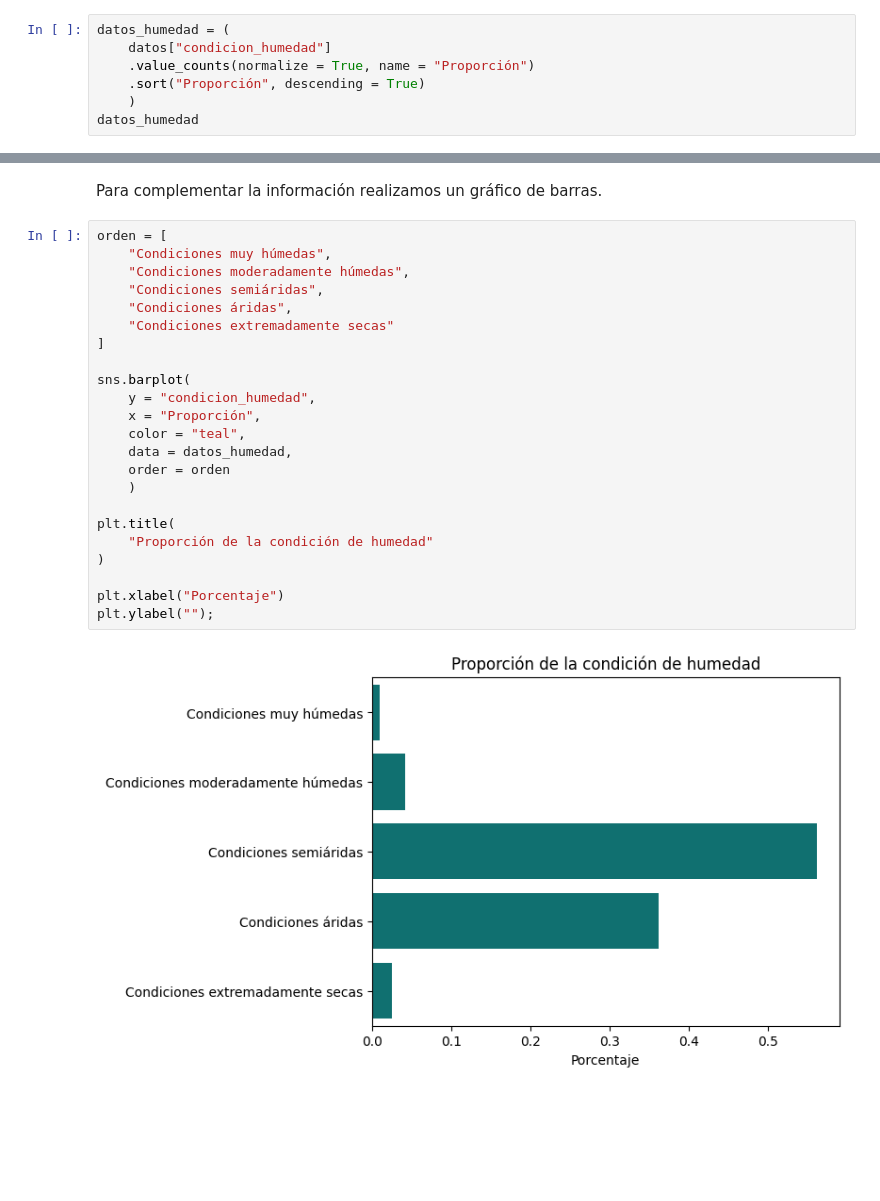
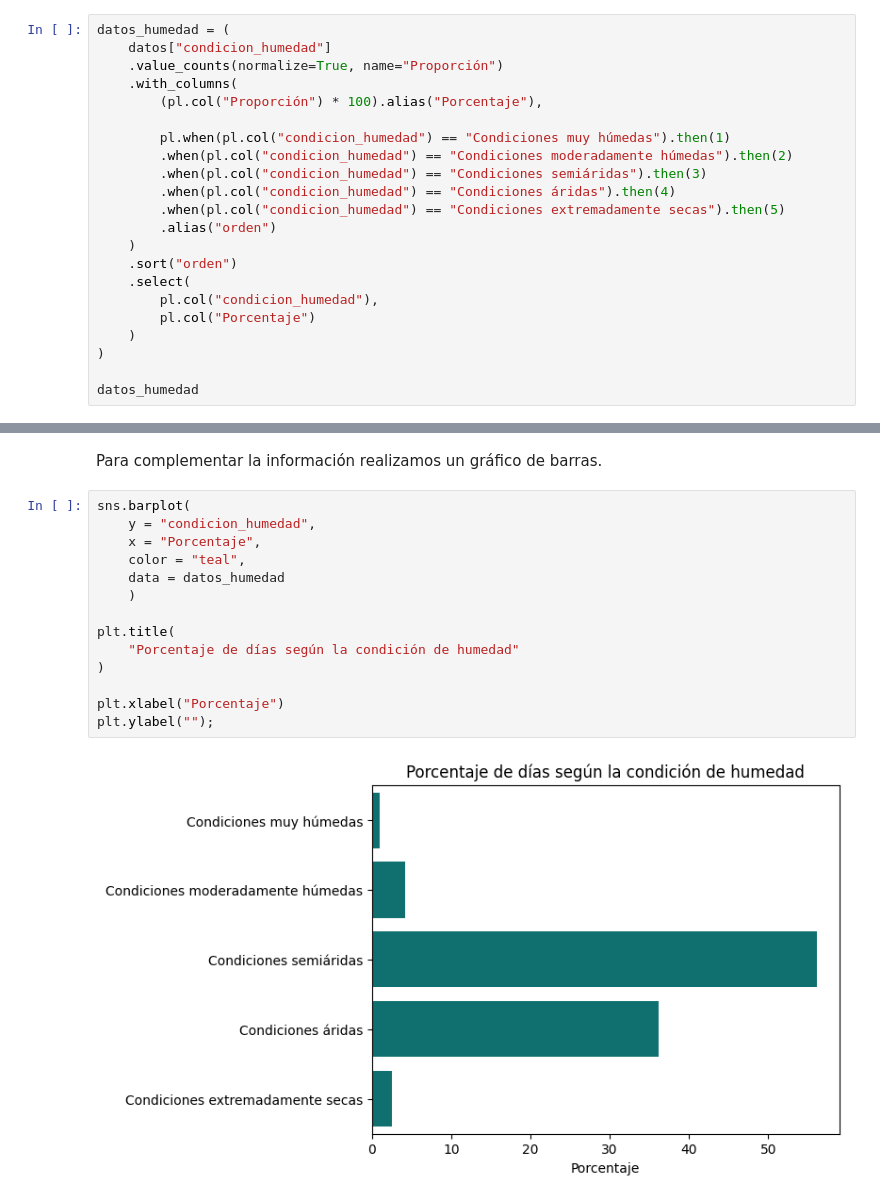
Before and after one commit to luciacordoba14/TP1-Python, a Jupyter notebook: Codigo.ipynb, the cells around one changed output, grey strips where cells are left out. Drawn from its saved outputs; the diff is of its cells as text; blank space fills up the shorter version.

```diff
--- a/Codigo.ipynb
+++ b/Codigo.ipynb
@@ -659,9 +715,24 @@ Calculamos la proporción de días en cada condición y los representamos en un
 # %%
 datos_humedad = (
     datos["condicion_humedad"]
-    .value_counts(normalize = True, name = "Proporción")
-    .sort("Proporción", descending = True)
+    .value_counts(normalize=True, name="Proporción")
+    .with_columns(
+        (pl.col("Proporción") * 100).alias("Porcentaje"),
+
+        pl.when(pl.col("condicion_humedad") == "Condiciones muy húmedas").then(1)
+        .when(pl.col("condicion_humedad") == "Condiciones moderadamente húmedas").then(2)
+        .when(pl.col("condicion_humedad") == "Condiciones semiáridas").then(3)
+        .when(pl.col("condicion_humedad") == "Condiciones áridas").then(4)
+        .when(pl.col("condicion_humedad") == "Condiciones extremadamente secas").then(5)
+        .alias("orden")
     )
+    .sort("orden")
+    .select(
+        pl.col("condicion_humedad"),
+        pl.col("Porcentaje")
+    )
+)
+
 datos_humedad
 # %% [output]
 shape: (5, 2)
@@ -677,27 +748,18 @@ El 56 % de los días presentó condiciones de humedad semiáridas, seguido por u
 # %% [markdown]
 Para complementar la información realizamos un gráfico de barras.
 # %%
-orden = [
-    "Condiciones muy húmedas",
-    "Condiciones moderadamente húmedas",
-    "Condiciones semiáridas",
-    "Condiciones áridas",
-    "Condiciones extremadamente secas"
-]
-
 sns.barplot(
     y = "condicion_humedad",
-    x = "Proporción",
+    x = "Porcentaje",
     color = "teal",
-    data = datos_humedad,
-    order = orden
+    data = datos_humedad
     )
 
 plt.title(
-    "Proporción de la condición de humedad"
+    "Porcentaje de días según la condición de humedad"
 )
 
 plt.xlabel("Porcentaje")
 plt.ylabel("");
 # %% [output]
-[figure, old version]
+[figure, new version]
```
Also changed, not shown: parts of 15 cells of this notebook, 15 other files.
